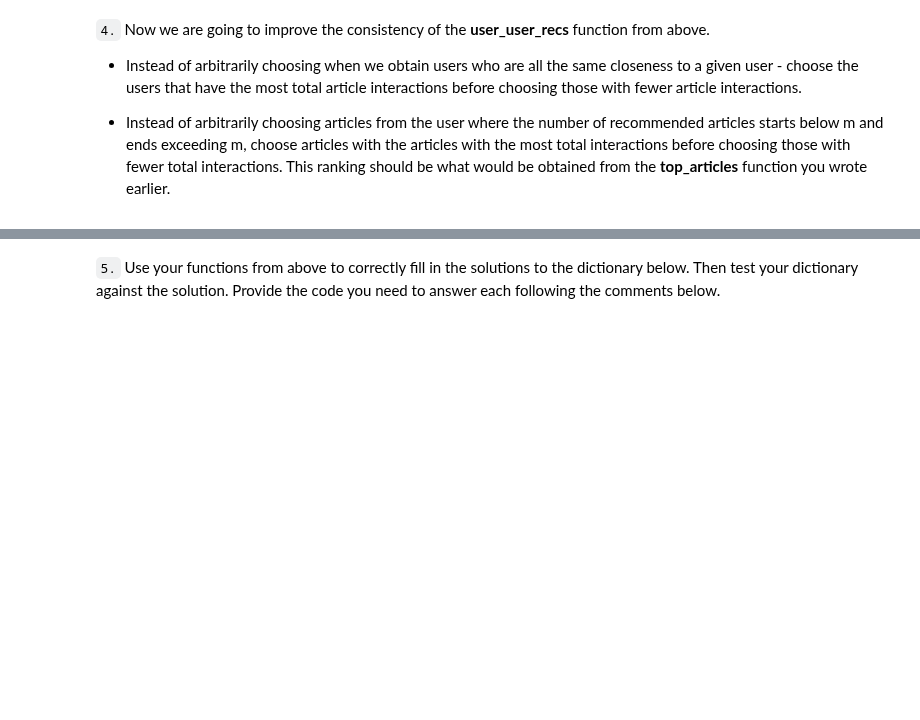
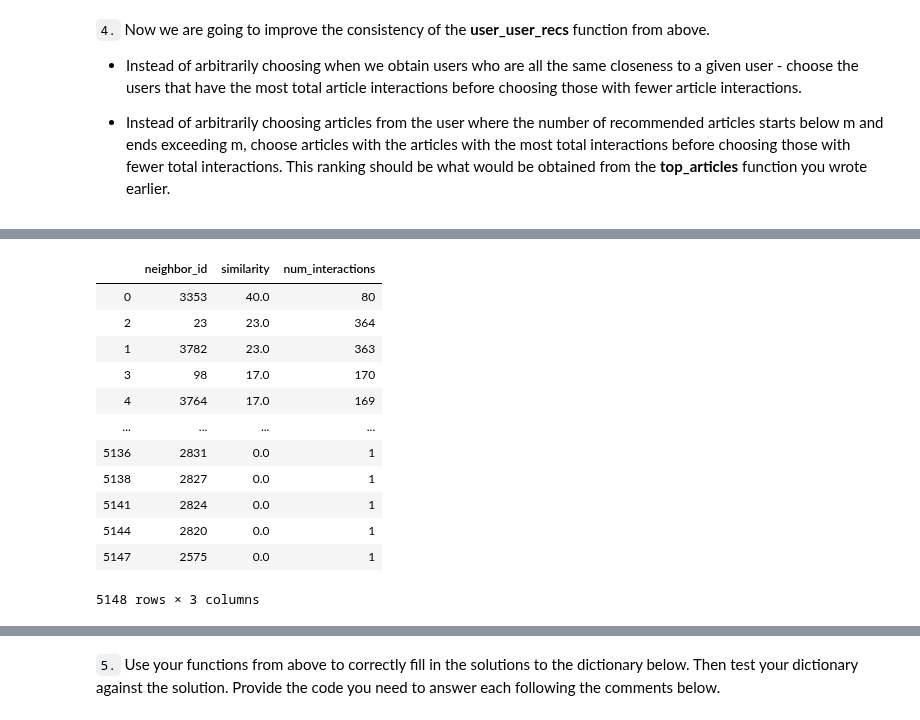
Before and after one commit to jc-udacity/datascientist, a Jupyter notebook: 08_experimental_design_and_recommandations/project/Recommendations_with_IBM.ipynb, the cells around one changed output, grey strips where cells are left out. Saved outputs shown, nothing was run; the diff lists cells and outputs as text; code cells hidden in the pictures; blank space fills up the shorter version.

```diff
--- a/08_experimental_design_and_recommandations/project/Recommendations_with_IBM.ipynb
+++ b/08_experimental_design_and_recommandations/project/Recommendations_with_IBM.ipynb
@@ -751,8 +827,18 @@ def get_top_sorted_users(user_id, df=df, user_item=user_item):
 
     '''
     # Your code here
+    neighbors_df = pd.DataFrame()
 
-    return neighbors_df # Return the dataframe specified in the doc_string
+    # compute similarity of each user to the provided user
+    most_similar_users = user_item.loc[user_id].dot(user_item.T).sort_values(ascending=False).drop(user_id)
+
+    neighbors_df['neighbor_id'] = most_similar_users.index.tolist()
+    neighbors_df['similarity'] = most_similar_users.tolist()
+    neighbors_df['num_interactions'] = neighbors_df['neighbor_id'].apply(lambda x: df[df['user_id'] == x].shape[0])
+    neighbors_df.sort_values(['similarity', 'num_interactions'], ascending=False, inplace=True)
+
+    # Return the dataframe specified in the doc_string
+    return neighbors_df
 
 
 def user_user_recs_part2(user_id, m=10):
@@ -781,6 +867,22 @@ def user_user_recs_part2(user_id, m=10):
     # Your code here
 
     return recs, rec_names
+# %%
+get_top_sorted_users(3)
+# %% [output]
+|  | neighbor_id | similarity | num_interactions |
+| 0 | 3353 | 40.0 | 80 |
+| 2 | 23 | 23.0 | 364 |
+| 1 | 3782 | 23.0 | 363 |
+| 3 | 98 | 17.0 | 170 |
+| 4 | 3764 | 17.0 | 169 |
+| ... | ... | ... | ... |
+| 5136 | 2831 | 0.0 | 1 |
+| 5138 | 2827 | 0.0 | 1 |
+| 5141 | 2824 | 0.0 | 1 |
+| 5144 | 2820 | 0.0 | 1 |
+| 5147 | 2575 | 0.0 | 1 |
+5148 rows × 3 columns
 # %%
 # Quick spot check - don't change this code - just use it to test your functions
 rec_ids, rec_names = user_user_recs_part2(20, 10)
```
Also changed, not shown: parts of 6 cells of this notebook.
